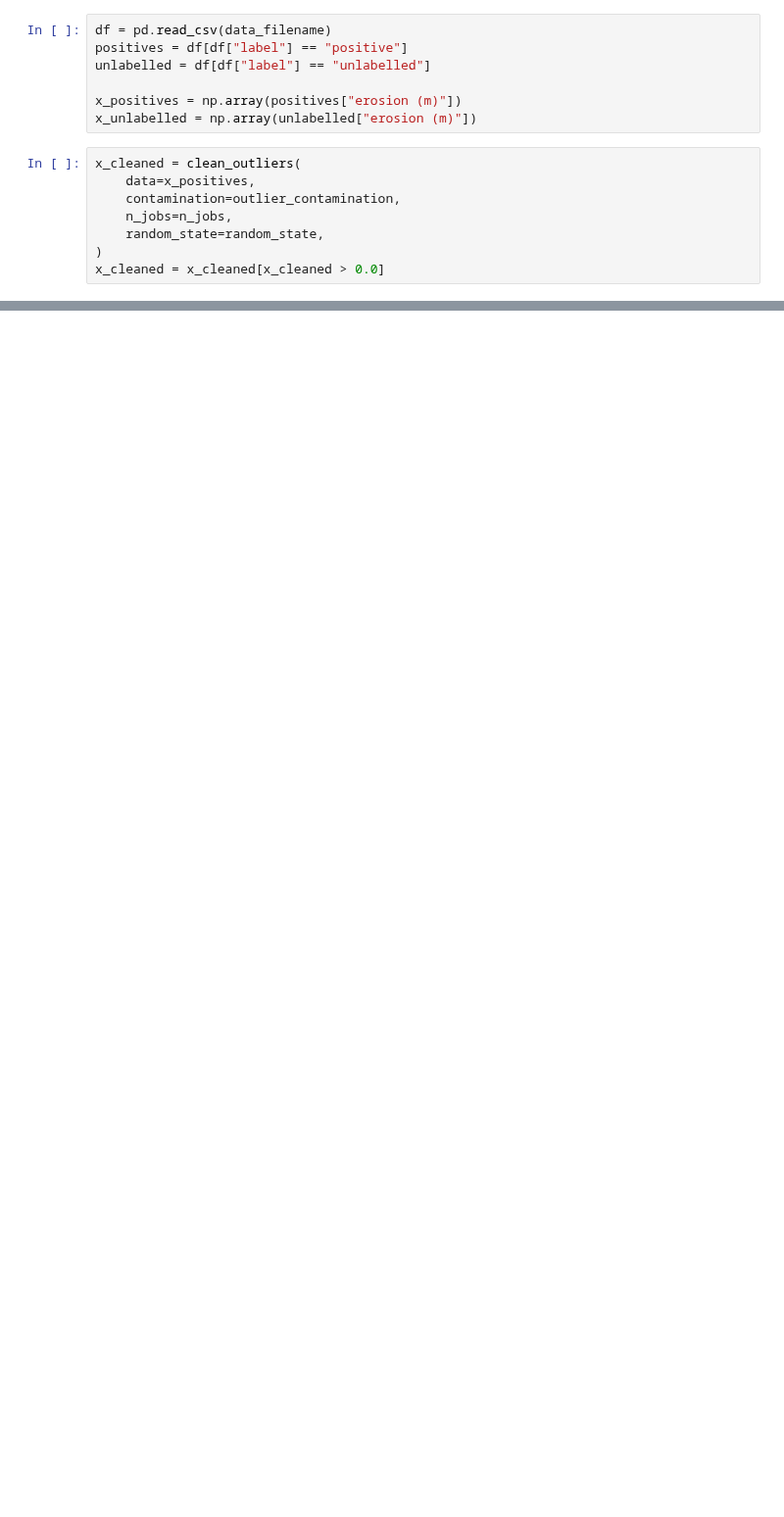
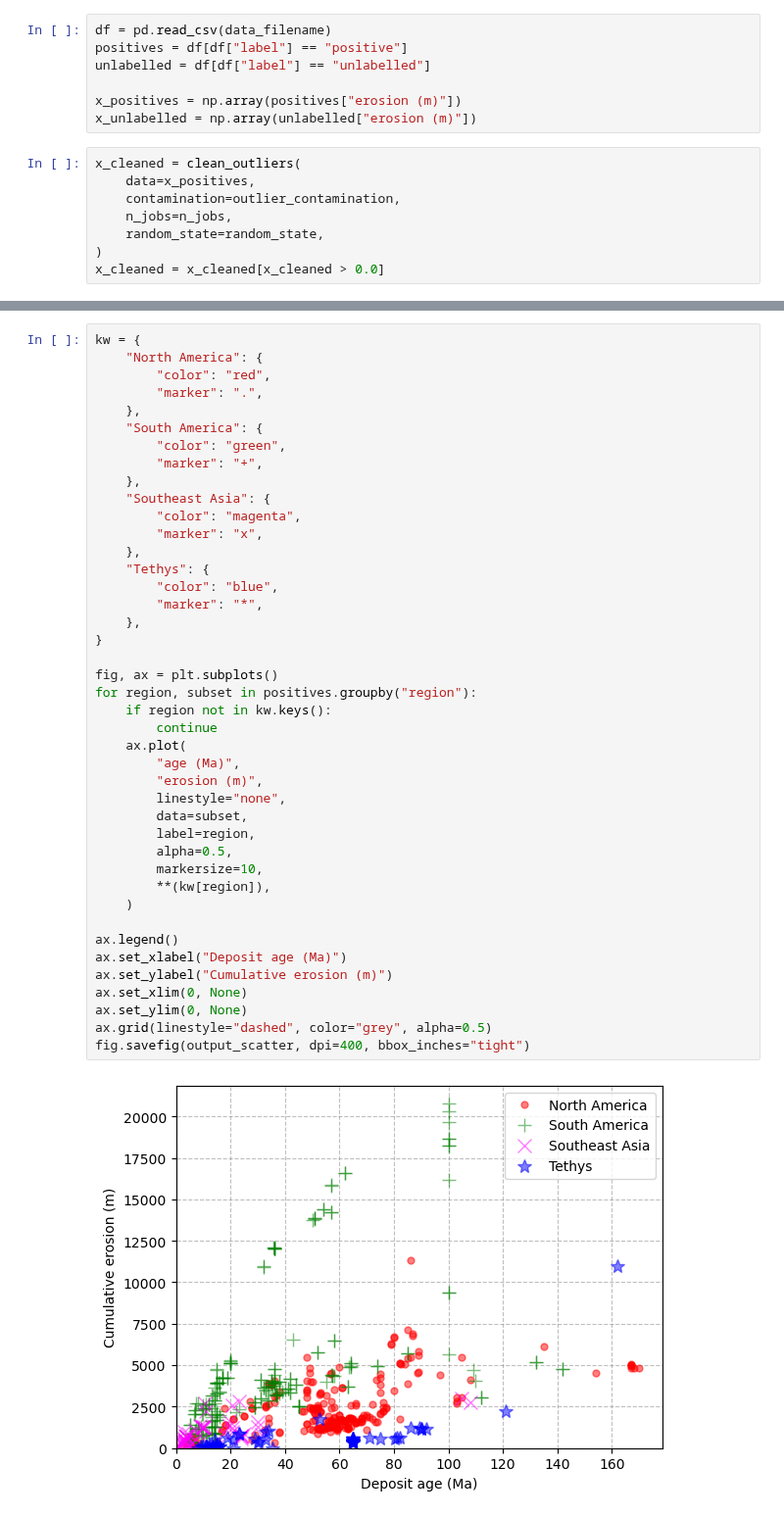
Before and after one commit to cpalfonso/stellar-data-mining, a Jupyter notebook: 04-create_erosion_distribution_global.ipynb, the cells around one changed output, grey strips where cells are left out. Shown at 98% size. Saved outputs shown, nothing was run; the diff lists cells and outputs as text; blank space fills up the shorter version.

```diff
--- a/04-create_erosion_distribution_global.ipynb
+++ b/04-create_erosion_distribution_global.ipynb
@@ -160,0 +155,44 @@ fig.savefig(output_image, dpi=400, bbox_inches="tight")
+# %%
+kw = {
+    "North America": {
+        "color": "red",
+        "marker": ".",
+    },
+    "South America": {
+        "color": "green",
+        "marker": "+",
+    },
+    "Southeast Asia": {
+        "color": "magenta",
+        "marker": "x",
+    },
+    "Tethys": {
+        "color": "blue",
+        "marker": "*",
+    },
+}
+
+fig, ax = plt.subplots()
+for region, subset in positives.groupby("region"):
+    if region not in kw.keys():
+        continue
+    ax.plot(
+        "age (Ma)",
+        "erosion (m)",
+        linestyle="none",
+        data=subset,
+        label=region,
+        alpha=0.5,
+        markersize=10,
+        **(kw[region]),
+    )
+
+ax.legend()
+ax.set_xlabel("Deposit age (Ma)")
+ax.set_ylabel("Cumulative erosion (m)")
+ax.set_xlim(0, None)
+ax.set_ylim(0, None)
+ax.grid(linestyle="dashed", color="grey", alpha=0.5)
+fig.savefig(output_scatter, dpi=400, bbox_inches="tight")
+# %% [output]
+[figure, added]
```
Also changed, not shown: parts of 4 cells of this notebook, 26 other files.
